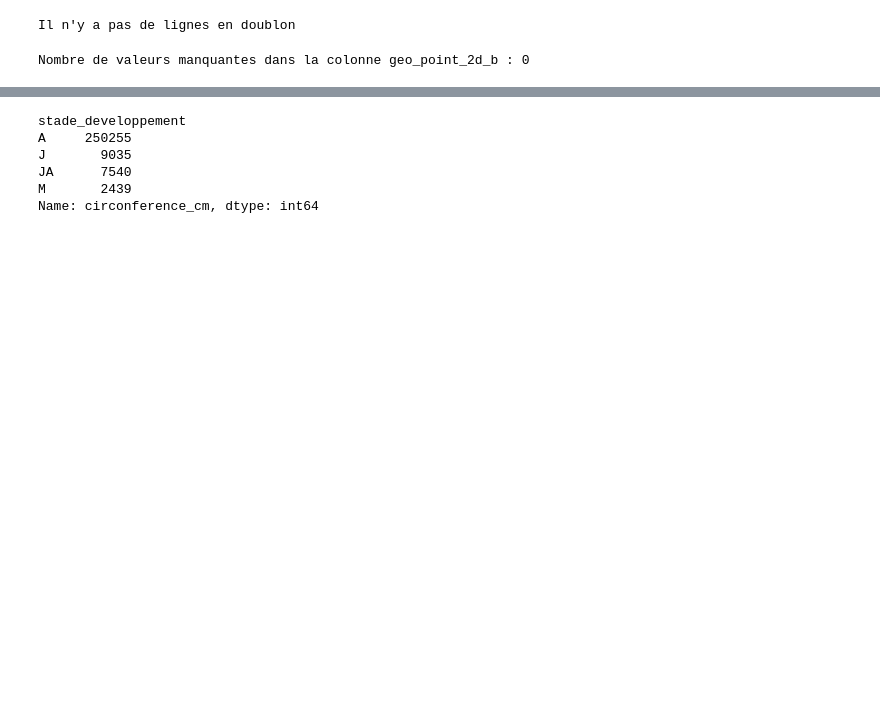
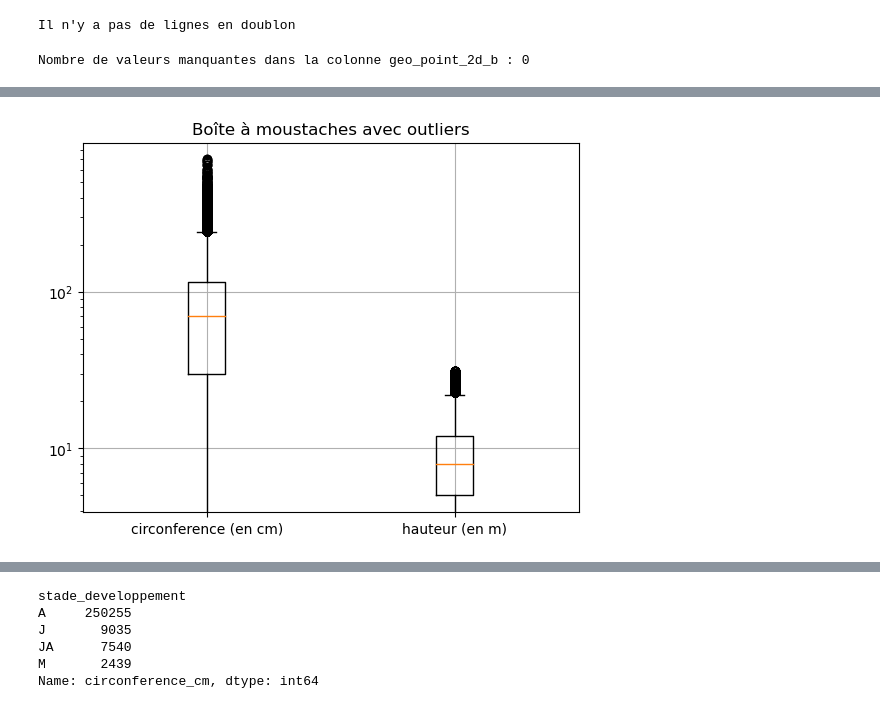
Before and after one commit to Antho-SJ/paris-trees, a Jupyter notebook: anthonySj.ipynb, the cells around one changed output, grey strips where cells are left out. Saved outputs shown, nothing was run; the diff lists cells and outputs as text; code cells hidden in the pictures; blank space fills up the shorter version.

```diff
--- a/anthonySj.ipynb
+++ b/anthonySj.ipynb
@@ -59,0 +64,7 @@ plt.show()
+# %%
+hauteur_reccord = 31
+circonference_reccord = 700
+
+df_sans_outlier_hauteur = df.loc[df.hauteur_m <= hauteur_reccord, :]
+df_sans_outlier = df_sans_outlier_hauteur.loc[df_sans_outlier_hauteur.circonference_cm <= circonference_reccord, :]
+df_sans_outlier.head()
@@ -59,0 +78,11 @@ plt.show()
+# %%
+circonference = df_sans_outlier['circonference_cm']
+hauteur = df_sans_outlier['hauteur_m']
+plt.boxplot([circonference, hauteur], showfliers=True)
+plt.xticks([1, 2], ['circonference (en cm)', 'hauteur (en m)'])
+plt.yscale('log')
+plt.title("Boîte à moustaches avec outliers")
+plt.grid(True)
+plt.show()
+# %% [output]
+[figure, added]
```
Also changed, not shown: parts of 7 cells of this notebook.
